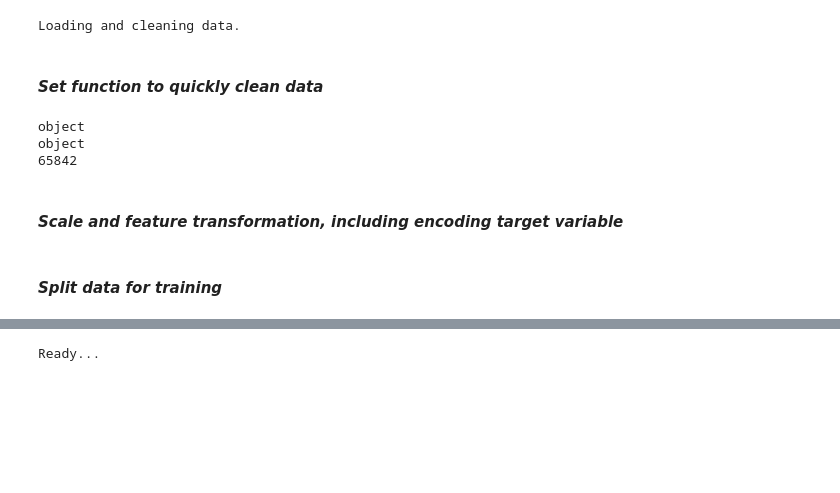
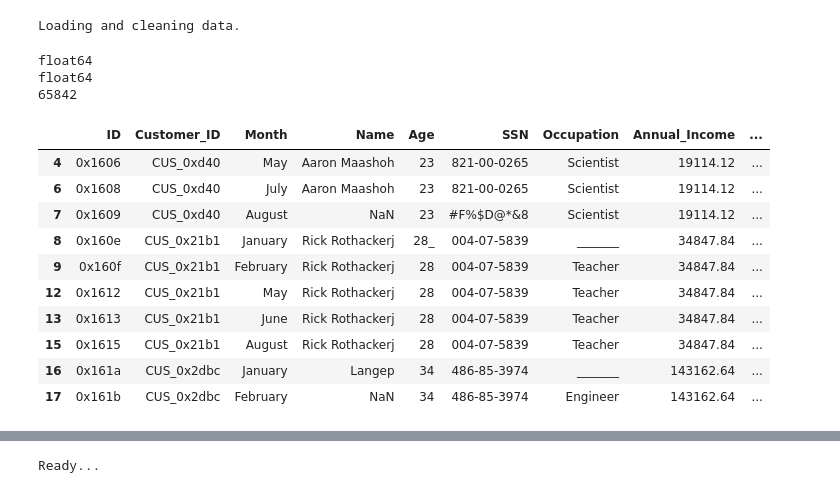
Before and after one commit to vivitali/team_project_2, a Jupyter notebook: data/Team_Project_two_Notebook.ipynb, the cells around one changed output, grey strips where cells are left out. Cells and saved outputs as stored; diff of their text form; code cells hidden in the pictures; blank space fills up the shorter version.

Commit message:
UPDATE data

```diff
--- a/data/Team_Project_two_Notebook.ipynb
+++ b/data/Team_Project_two_Notebook.ipynb
@@ -103,46 +108,57 @@ features = ['Annual_Income','Num_Credit_Inquiries','Outstanding_Debt','Annual_In
 # %% [output]
 Loading and cleaning data.
-# %% [markdown]
-<H4><i> Set function to quickly clean data </i></H4>
 # %%
 # Data cleaning, type conversion and filtering DataFrame
-def clean_data( dataframe , features ):
+features = ['Annual_Income','Num_Credit_Inquiries','Outstanding_Debt','Annual_Income',
+            'Monthly_Inhand_Salary', 'Num_Bank_Accounts', 'Num_Credit_Card', 'Interest_Rate',
+            'Delay_from_due_date', 'Num_Credit_Inquiries', 'Credit_Utilization_Ratio', 'Total_EMI_per_month' ]
 
-  # remove underscores and convert 'Annual Income' column from string to float
 
-  for f in features:
-    pd_cs_class = dataframe[dataframe[f].notna()]
+# remove underscores and convert 'Annual Income' column from string to float
 
-  # Check the data type of 'Annual_Income'
-  print(pd_cs_class['Annual_Income'].dtype)
+for f in features:
+  pd_cs_class = pd_cs_class[pd_cs_class[f].notna()]
 
-  # If 'Annual_Income' is not already a string, convert it
-  if pd_cs_class['Annual_Income'].dtype != 'object':
-      pd_cs_class['Annual_Income'] = pd_cs_class['Annual_Income'].astype(str)
+# Check the data type of 'Annual_Income'
+print(pd_cs_class['Annual_Income'].dtype)
 
-  # Now apply the string replacement and type conversion
-  pd_cs_class['Annual_Income'] = pd_cs_class['Annual_Income'].str.replace('_', '').astype(float)
+# If 'Annual_Income' is not already a string, convert it
+if pd_cs_class['Annual_Income'].dtype != 'object':
+    pd_cs_class['Annual_Income'] = pd_cs_class['Annual_Income'].astype(str)
 
-  pd_cs_class['Num_Credit_Inquiries'] = pd_cs_class['Num_Credit_Inquiries'].astype(int)
-  # filter out rows where 'Credit_Mix' has underscores
-  pd_cs_class = pd_cs_class[~pd_cs_class['Credit_Mix'].str.contains('_')]
+# Now apply the string replacement and type conversion
+pd_cs_class['Annual_Income'] = pd_cs_class['Annual_Income'].str.replace('_', '').astype(float)
 
-  # Check the data type of 'Outstanding_Debt' before applying string operations
-  print(pd_cs_class['Outstanding_Debt'].dtype)
+pd_cs_class['Num_Credit_Inquiries'] = pd_cs_class['Num_Credit_Inquiries'].astype(int)
+# filter out rows where 'Credit_Mix' has underscores
+pd_cs_class = pd_cs_class[~pd_cs_class['Credit_Mix'].str.contains('_')]
 
-  # If it's already numeric, you don't need to remove underscores or convert it.
-  # If it's a mix of numeric and non-numeric, handle the non-numeric values appropriately before converting to float.
-  # For example, you could replace non-numeric values with NaN and then convert to float:
-  pd_cs_class['Outstanding_Debt'] = pd_cs_class['Outstanding_Debt'].replace('[^0-9.]', '', regex=True).astype(float)
+# Check the data type of 'Outstanding_Debt' before applying string operations
+print(pd_cs_class['Outstanding_Debt'].dtype)
 
-  pd_cs_class = pd_cs_class[pd_cs_class['Annual_Income'] < income_cutoff]
+# If it's already numeric, you don't need to remove underscores or convert it.
+# If it's a mix of numeric and non-numeric, handle the non-numeric values appropriately before converting to float.
+# For example, you could replace non-numeric values with NaN and then convert to float:
+pd_cs_class['Outstanding_Debt'] = pd_cs_class['Outstanding_Debt'].replace('[^0-9.]', '', regex=True).astype(float)
 
-  print(len(pd_cs_class))
+pd_cs_class = pd_cs_class[pd_cs_class['Annual_Income'] < income_cutoff]
 
-  return pd_cs_class
+print(len(pd_cs_class))
 # %% [output]
-object
-object
+float64
+float64
 65842
-# %% [markdown]
-<H4><i>Scale and feature transformation, including encoding target variable</i></H4>
+# %%
+pd_cs_class.head(10)
+# %% [output]
+|  | ID | Customer_ID | Month | Name | Age | SSN | Occupation | Annual_Income | ... |
+| 4 | 0x1606 | CUS_0xd40 | May | Aaron Maashoh | 23 | 821-00-0265 | Scientist | 19114.12 | ... |
+| 6 | 0x1608 | CUS_0xd40 | July | Aaron Maashoh | 23 | 821-00-0265 | Scientist | 19114.12 | ... |
+| 7 | 0x1609 | CUS_0xd40 | August | NaN | 23 | #F%$D@*&8 | Scientist | 19114.12 | ... |
+| 8 | 0x160e | CUS_0x21b1 | January | Rick Rothackerj | 28_ | 004-07-5839 | _______ | 34847.84 | ... |
+| 9 | 0x160f | CUS_0x21b1 | February | Rick Rothackerj | 28 | 004-07-5839 | Teacher | 34847.84 | ... |
+| 12 | 0x1612 | CUS_0x21b1 | May | Rick Rothackerj | 28 | 004-07-5839 | Teacher | 34847.84 | ... |
+| 13 | 0x1613 | CUS_0x21b1 | June | Rick Rothackerj | 28 | 004-07-5839 | Teacher | 34847.84 | ... |
+| 15 | 0x1615 | CUS_0x21b1 | August | Rick Rothackerj | 28 | 004-07-5839 | Teacher | 34847.84 | ... |
+| 16 | 0x161a | CUS_0x2dbc | January | Langep | 34 | 486-85-3974 | _______ | 143162.64 | ... |
+| 17 | 0x161b | CUS_0x2dbc | February | NaN | 34 | 486-85-3974 | Engineer | 143162.64 | ... |
@@ -161,6 +176,4 @@ cs_mapping = {
     'Poor':1
 }
 df_y = df_y.map(cs_mapping)
-# %% [markdown]
-<H4><i><b>Split data for training</b></i></H4>
 # %%
```
Also changed, not shown: parts of 15 cells of this notebook.
